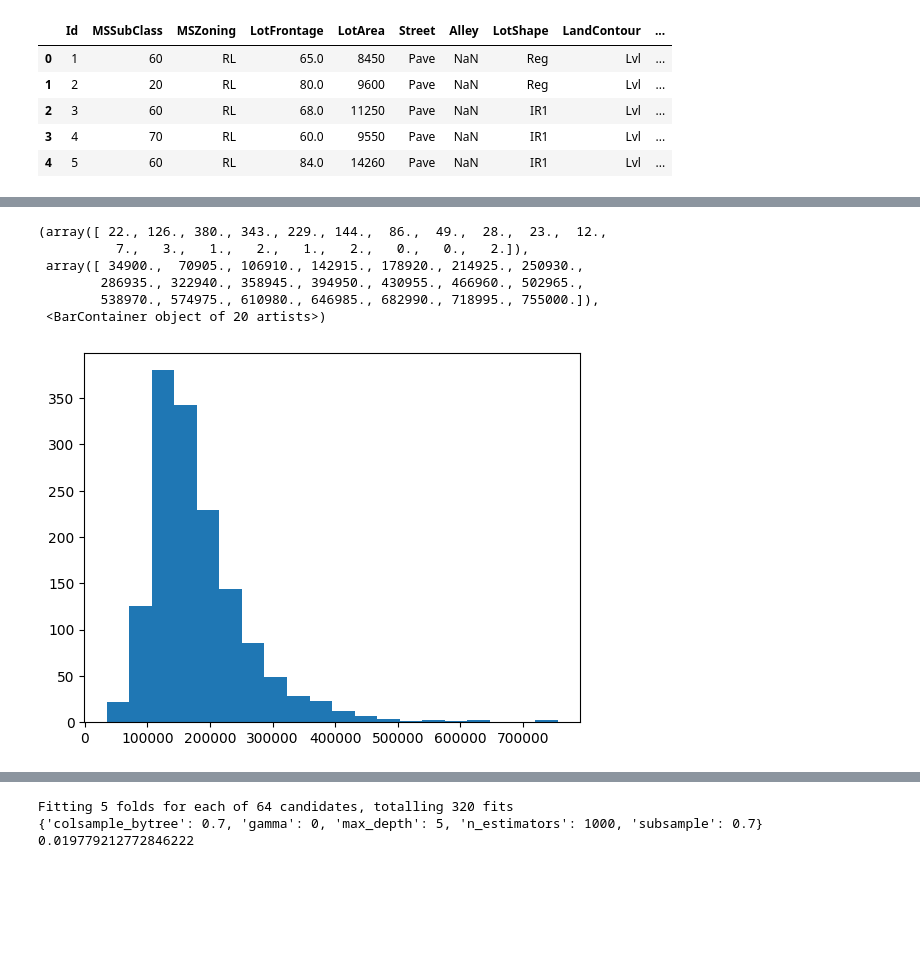
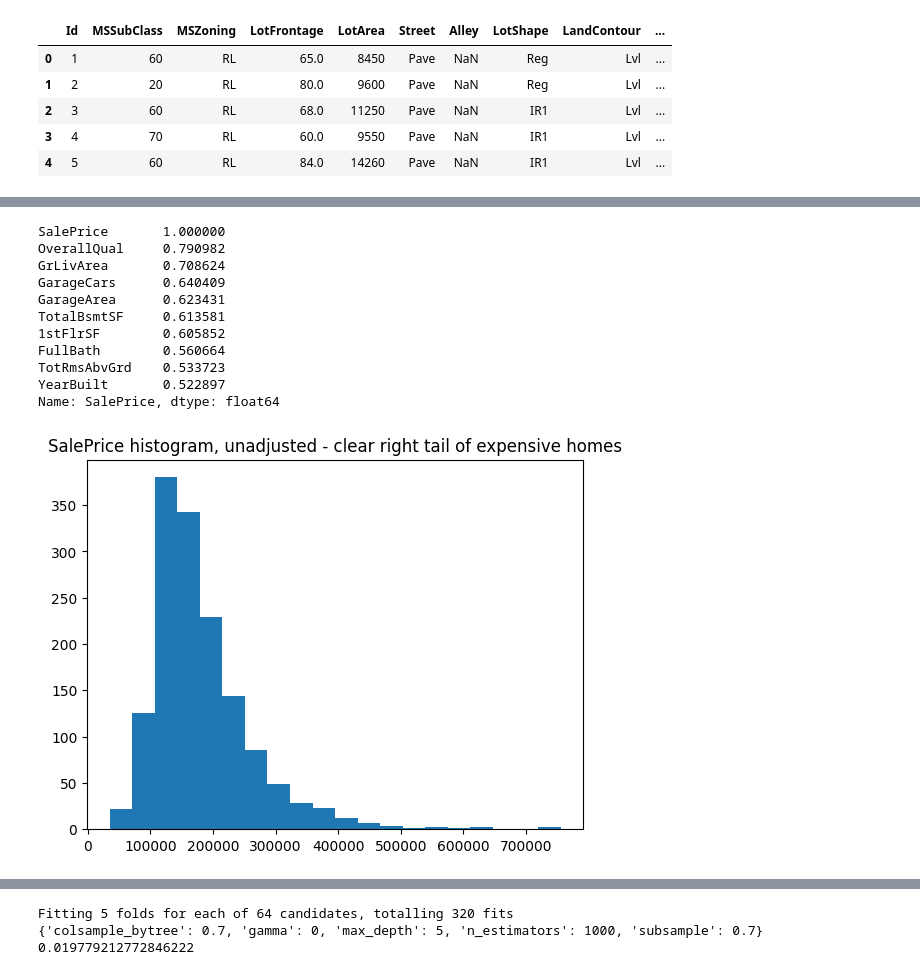
Before and after one commit to ImWesAdams/House-Price-ML, a Jupyter notebook: main.ipynb, the cells around one changed output, grey strips where cells are left out. Cells and saved outputs as stored; diff of their text form; code cells hidden in the pictures; blank space fills up the shorter version.

```diff
--- a/main.ipynb
+++ b/main.ipynb
@@ -38,13 +68,24 @@ train.head()
+# %%
+# Check the numerical variables that correlate most strongly with the Y target
+train.corr(numeric_only=True)['SalePrice'].sort_values(ascending=False).head(10)
+# %% [output]
+SalePrice       1.000000
+OverallQual     0.790982
+GrLivArea       0.708624
+GarageCars      0.640409
+GarageArea      0.623431
+TotalBsmtSF     0.613581
+1stFlrSF        0.605852
+FullBath        0.560664
+TotRmsAbvGrd    0.533723
+YearBuilt       0.522897
+Name: SalePrice, dtype: float64
 # %%
+# Plot Y variable
 plt.hist(train['SalePrice'], bins=20)
-plt.title('SalePrice histogram, unadjusted')
+plt.title('SalePrice histogram, unadjusted - clear right tail of expensive homes')
+plt.show()
 # %% [output]
-(array([ 22., 126., 380., 343., 229., 144.,  86.,  49.,  28.,  23.,  12.,
-          7.,   3.,   1.,   2.,   1.,   2.,   0.,   0.,   2.]),
- array([ 34900.,  70905., 106910., 142915., 178920., 214925., 250930.,
-        286935., 322940., 358945., 394950., 430955., 466960., 502965.,
-        538970., 574975., 610980., 646985., 682990., 718995., 755000.]),
- <BarContainer object of 20 artists>)
-[figure, old version]
+[figure, new version]
 # %%
 # Preprocess the data
```
Also changed, not shown: parts of 9 cells of this notebook.
